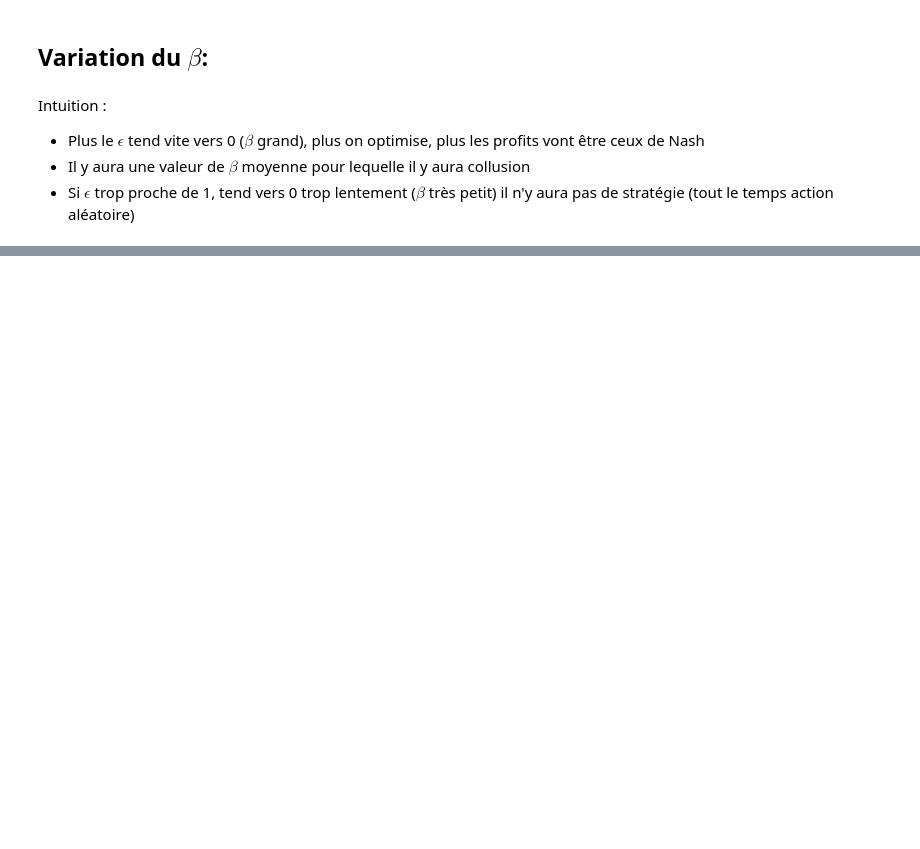
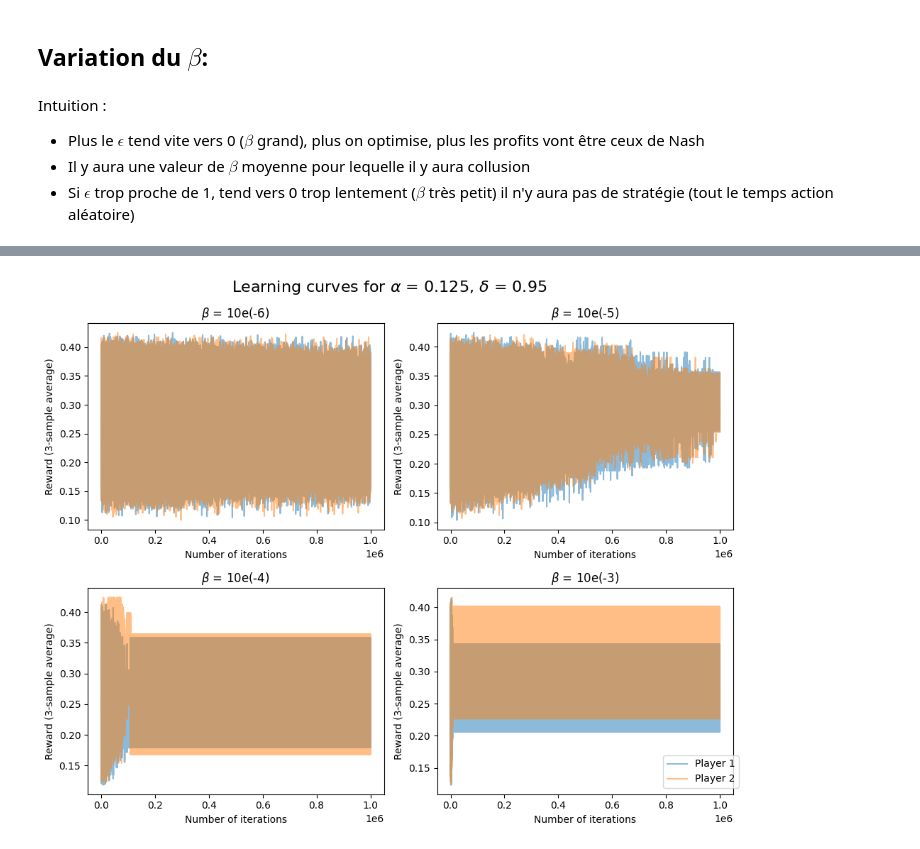
Before and after one commit to Suzie14/RLandPricing, a Jupyter notebook: Loopbeta.ipynb, the cells around one changed output, grey strips where cells are left out. Drawn from its saved outputs; the diff is of its cells as text; code cells hidden in the pictures; blank space fills up the shorter version.

```diff
--- a/Loopbeta.ipynb
+++ b/Loopbeta.ipynb
@@ -103,34 +114,36 @@ axes[0, 0].set_title('$\\beta$ = 10e(-6)')
 
 axes[0, 1].plot(aggregated_agent1[1], alpha=0.5, label = 'Player 1')
 axes[0, 1].plot(aggregated_agent2[1], alpha=0.5, label = 'Player 2')
 axes[0, 1].set_title('$\\beta$ = 10e(-5)')
 
 axes[1, 0].plot(aggregated_agent1[2], alpha=0.5, label = 'Player 1')
 axes[1, 0].plot(aggregated_agent2[2], alpha=0.5, label = 'Player 2')
 axes[1, 0].set_title('$\\beta$ = 10e(-4)')
 
 axes[1, 1].plot(aggregated_agent1[3], alpha=0.5, label = 'Player 1')
 axes[1, 1].plot(aggregated_agent2[3], alpha=0.5, label = 'Player 2')
 axes[1, 1].set_title('$\\beta$ = 10e(-3)')
 
 
 lines = [line1, line2]
 labels = ['Player 1', 'Player 2']
-fig.legend(lines, labels, loc='upper right', bbox_to_anchor=(1,0.1))
+fig.legend(lines, labels, loc='upper right', bbox_to_anchor=(1,0.15))
 
 # Nommer les axes (identique pour tous les sous-graphiques)
 for ax in axes.flat:
     ax.set_xlabel('Number of iterations')
     ax.set_ylabel('Reward (3-sample average)')
 
 # Titre général de la figure
 fig.suptitle('Learning curves for $\\alpha$ = 0.125, $\\delta$ = 0.95', fontsize=16)
 
 # Ajuster l'espacement entre les sous-graphiques
 plt.tight_layout()
 
 # Afficher la figure
 plt.show()
+# %% [output]
+[figure, added]
 # %%
 RN = 0.23
 RM = 0.34
```
Also changed, not shown: parts of 3 cells of this notebook, 1 other file.
